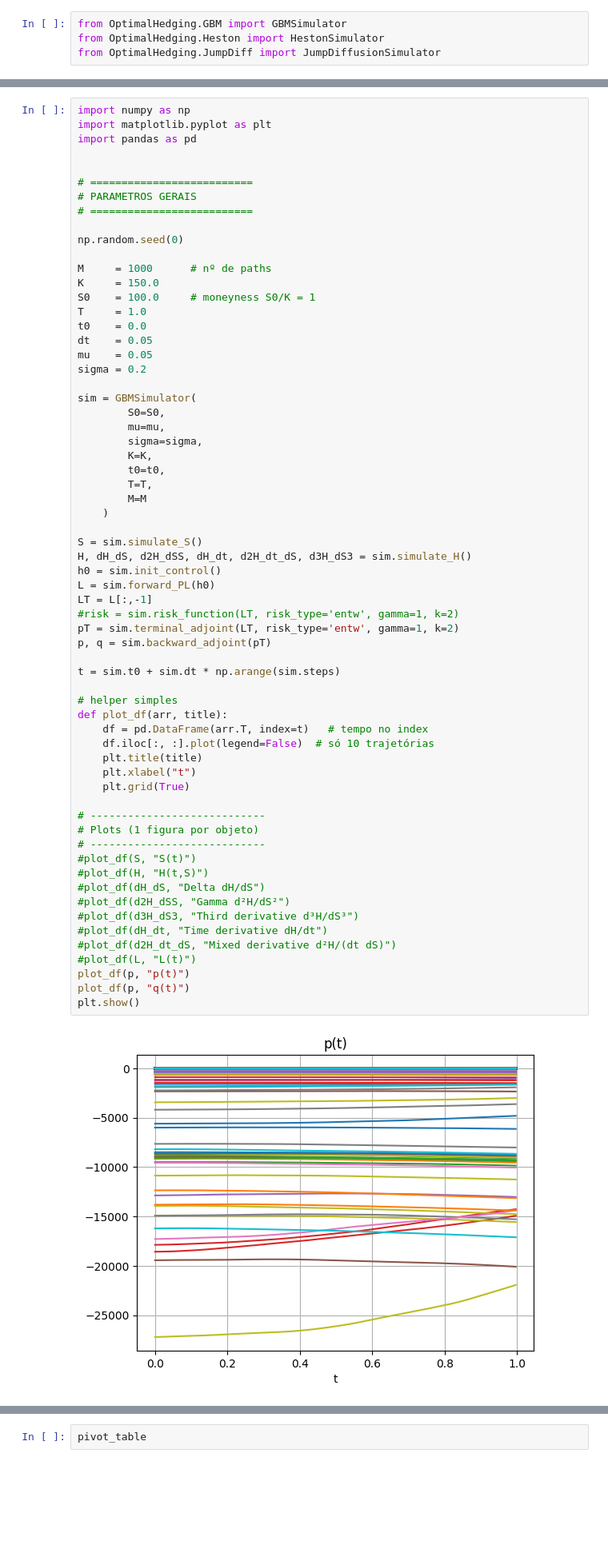
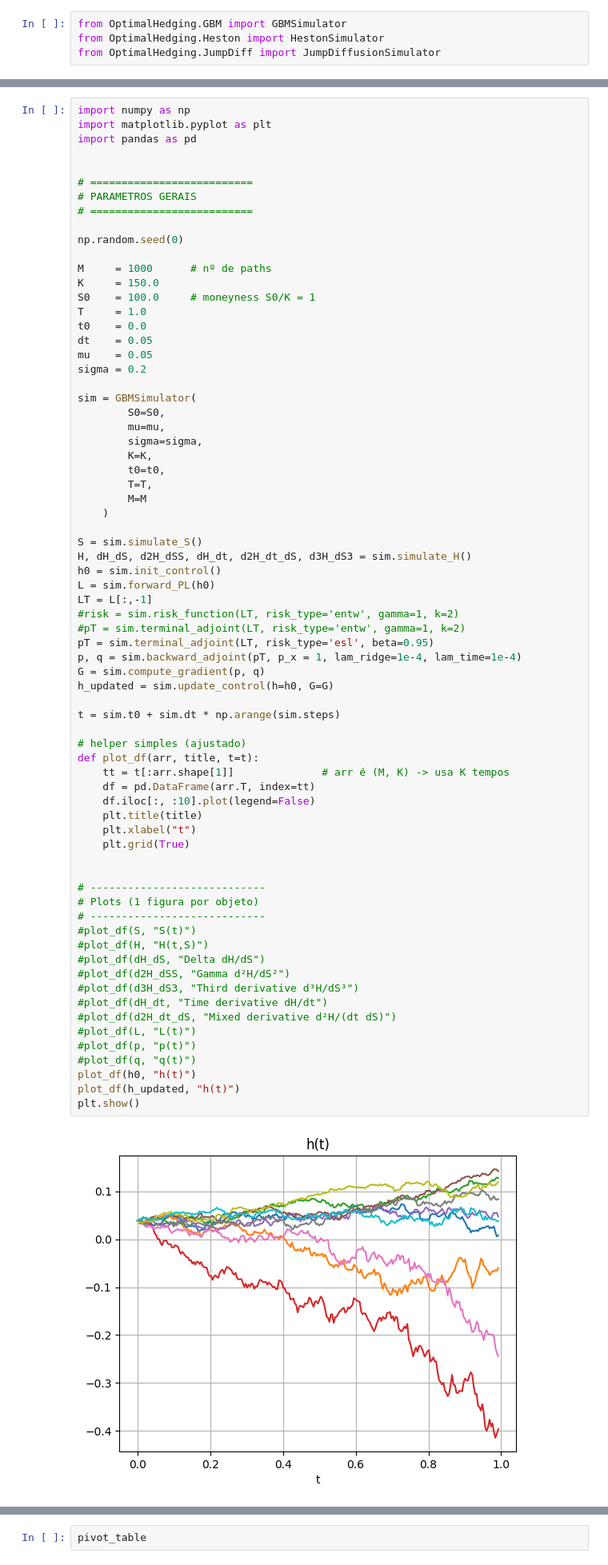
Before and after one commit to JoaoJungblut/Maturity-Risk-for-Variational-Heding, a Jupyter notebook: test.ipynb, the cells around one changed output, grey strips where cells are left out. Shown at 80% size. Saved outputs shown, nothing was run; the diff lists cells and outputs as text; blank space fills up the shorter version.

```diff
--- a/test.ipynb
+++ b/test.ipynb
@@ -658,39 +740,46 @@ sim = GBMSimulator(
         T=T,
         M=M
     )
 
 S = sim.simulate_S()
 H, dH_dS, d2H_dSS, dH_dt, d2H_dt_dS, d3H_dS3 = sim.simulate_H()
 h0 = sim.init_control()
 L = sim.forward_PL(h0)
 LT = L[:,-1]
 #risk = sim.risk_function(LT, risk_type='entw', gamma=1, k=2)
-pT = sim.terminal_adjoint(LT, risk_type='entw', gamma=1, k=2)
-p, q = sim.backward_adjoint(pT)
+#pT = sim.terminal_adjoint(LT, risk_type='entw', gamma=1, k=2)
+pT = sim.terminal_adjoint(LT, risk_type='esl', beta=0.95)
+p, q = sim.backward_adjoint(pT, p_x = 1, lam_ridge=1e-4, lam_time=1e-4)
+G = sim.compute_gradient(p, q)
+h_updated = sim.update_control(h=h0, G=G)
 
 t = sim.t0 + sim.dt * np.arange(sim.steps)
 
-# helper simples
-def plot_df(arr, title):
-    df = pd.DataFrame(arr.T, index=t)   # tempo no index
-    df.iloc[:, :].plot(legend=False)  # só 10 trajetórias
+# helper simples (ajustado)
+def plot_df(arr, title, t=t):
+    tt = t[:arr.shape[1]]              # arr é (M, K) -> usa K tempos
+    df = pd.DataFrame(arr.T, index=tt)
+    df.iloc[:, :10].plot(legend=False)
     plt.title(title)
     plt.xlabel("t")
     plt.grid(True)
+
 
 # ----------------------------
 # Plots (1 figura por objeto)
 # ----------------------------
 #plot_df(S, "S(t)")
 #plot_df(H, "H(t,S)")
 #plot_df(dH_dS, "Delta dH/dS")
 #plot_df(d2H_dSS, "Gamma d²H/dS²")
 #plot_df(d3H_dS3, "Third derivative d³H/dS³")
 #plot_df(dH_dt, "Time derivative dH/dt")
 #plot_df(d2H_dt_dS, "Mixed derivative d²H/(dt dS)")
 #plot_df(L, "L(t)")
-plot_df(p, "p(t)")
-plot_df(p, "q(t)")
+#plot_df(p, "p(t)")
+#plot_df(q, "q(t)")
+plot_df(h0, "h(t)")
+plot_df(h_updated, "h(t)")
 plt.show()
 # %% [output]
-[figure, old version]
+[figure, new version]
```
Also changed, not shown: parts of 2 cells of this notebook, 1 other file.
